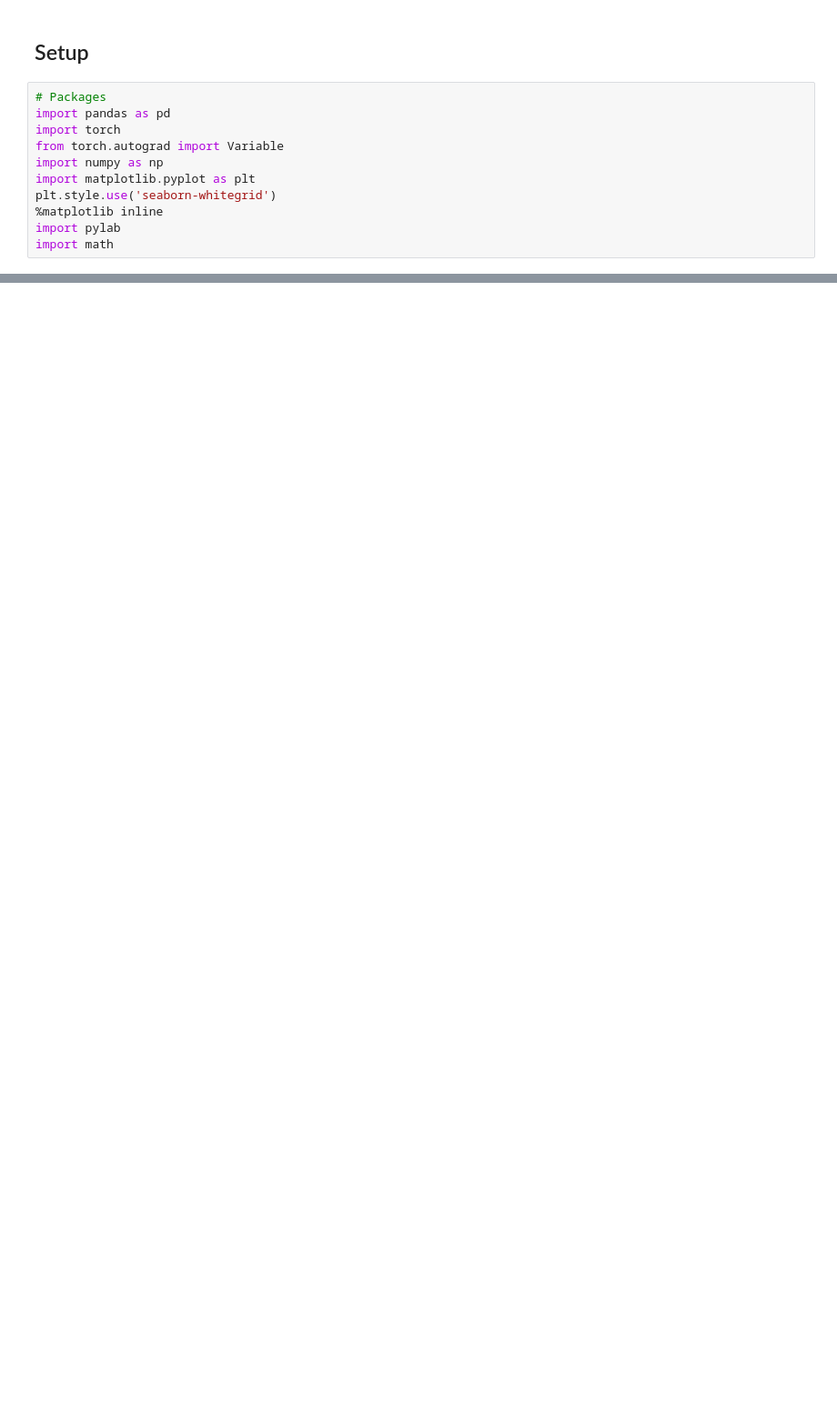
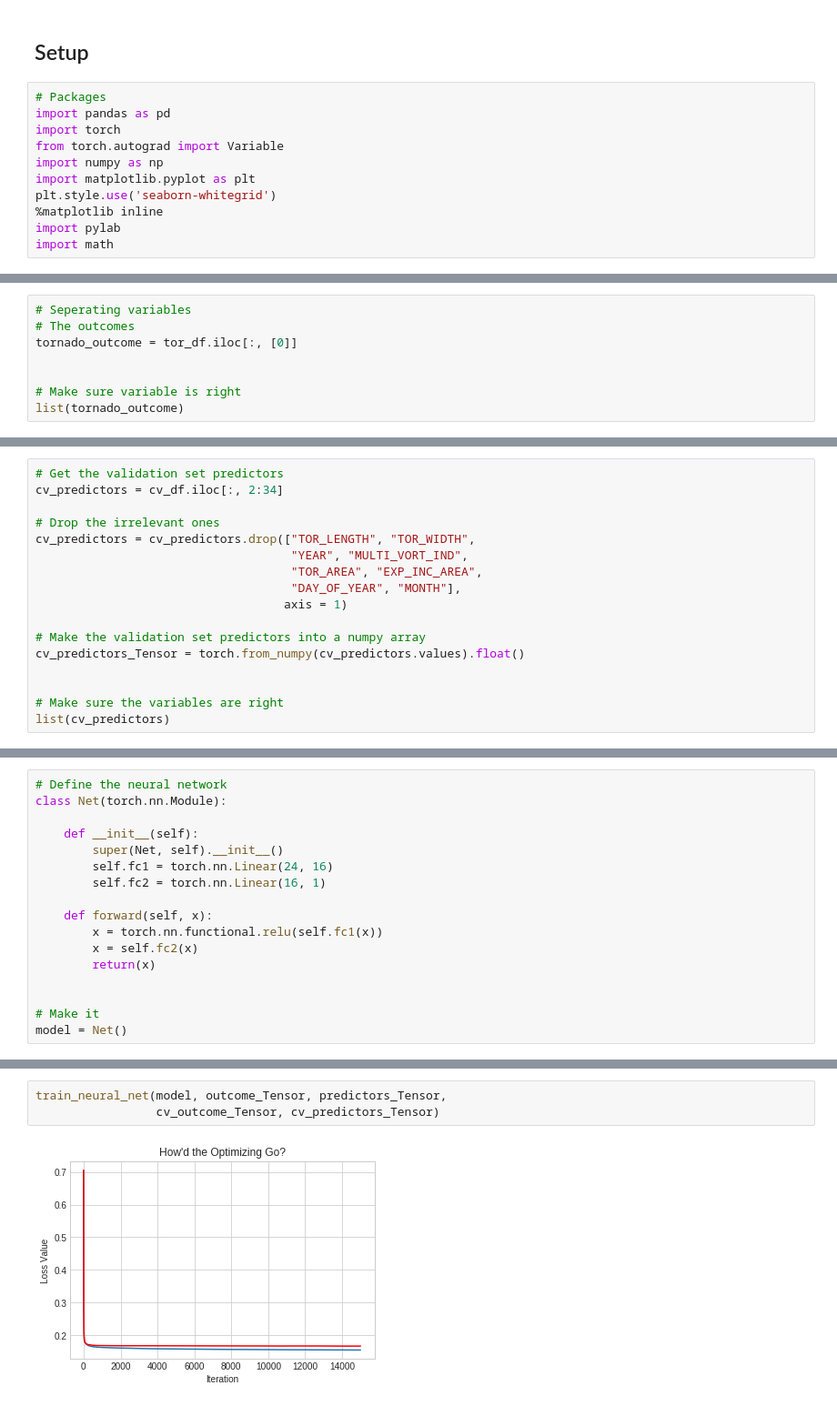
Before and after one commit to jdiaz4302/tornadoesr, a Jupyter notebook: Complete_Workflow/15_beforehand_models_no_zeros.ipynb, the cells around one changed output, grey strips where cells are left out. Shown at 91% size. Saved outputs shown, nothing was run; the diff lists cells and outputs as text; blank space fills up the shorter version.

Commit message:
More popular neural net design. Functions. Saves predictions. Cleaner

```diff
--- a/Complete_Workflow/15_beforehand_models_no_zeros.ipynb
+++ b/Complete_Workflow/15_beforehand_models_no_zeros.ipynb
@@ -1857,0 +19,8 @@ Columns 20 to 23
+# %%
+# Seperating variables
+# The outcomes
+tornado_outcome = tor_df.iloc[:, [0]]
+
+
+# Make sure variable is right
+list(tornado_outcome)
@@ -1857,0 +104,17 @@ Columns 20 to 23
+# %%
+# Get the validation set predictors
+cv_predictors = cv_df.iloc[:, 2:34]
+
+# Drop the irrelevant ones
+cv_predictors = cv_predictors.drop(["TOR_LENGTH", "TOR_WIDTH",
+                                    "YEAR", "MULTI_VORT_IND",
+                                    "TOR_AREA", "EXP_INC_AREA",
+                                    "DAY_OF_YEAR", "MONTH"],
+                                   axis = 1)
+
+# Make the validation set predictors into a numpy array
+cv_predictors_Tensor = torch.from_numpy(cv_predictors.values).float()
+
+
+# Make sure the variables are right
+list(cv_predictors)
@@ -1857,0 +196,17 @@ Columns 20 to 23
+# %%
+# Define the neural network
+class Net(torch.nn.Module):
+
+    def __init__(self):
+        super(Net, self).__init__()
+        self.fc1 = torch.nn.Linear(24, 16)
+        self.fc2 = torch.nn.Linear(16, 1)
+
+    def forward(self, x):
+        x = torch.nn.functional.relu(self.fc1(x))
+        x = self.fc2(x)
+        return(x)
+
+
+# Make it
+model = Net()
@@ -1857,0 +303,5 @@ Columns 20 to 23
+# %%
+train_neural_net(model, outcome_Tensor, predictors_Tensor,
+                 cv_outcome_Tensor, cv_predictors_Tensor)
+# %% [output]
+[figure, added]
```
Also changed, not shown: parts of 216 cells of this notebook.
